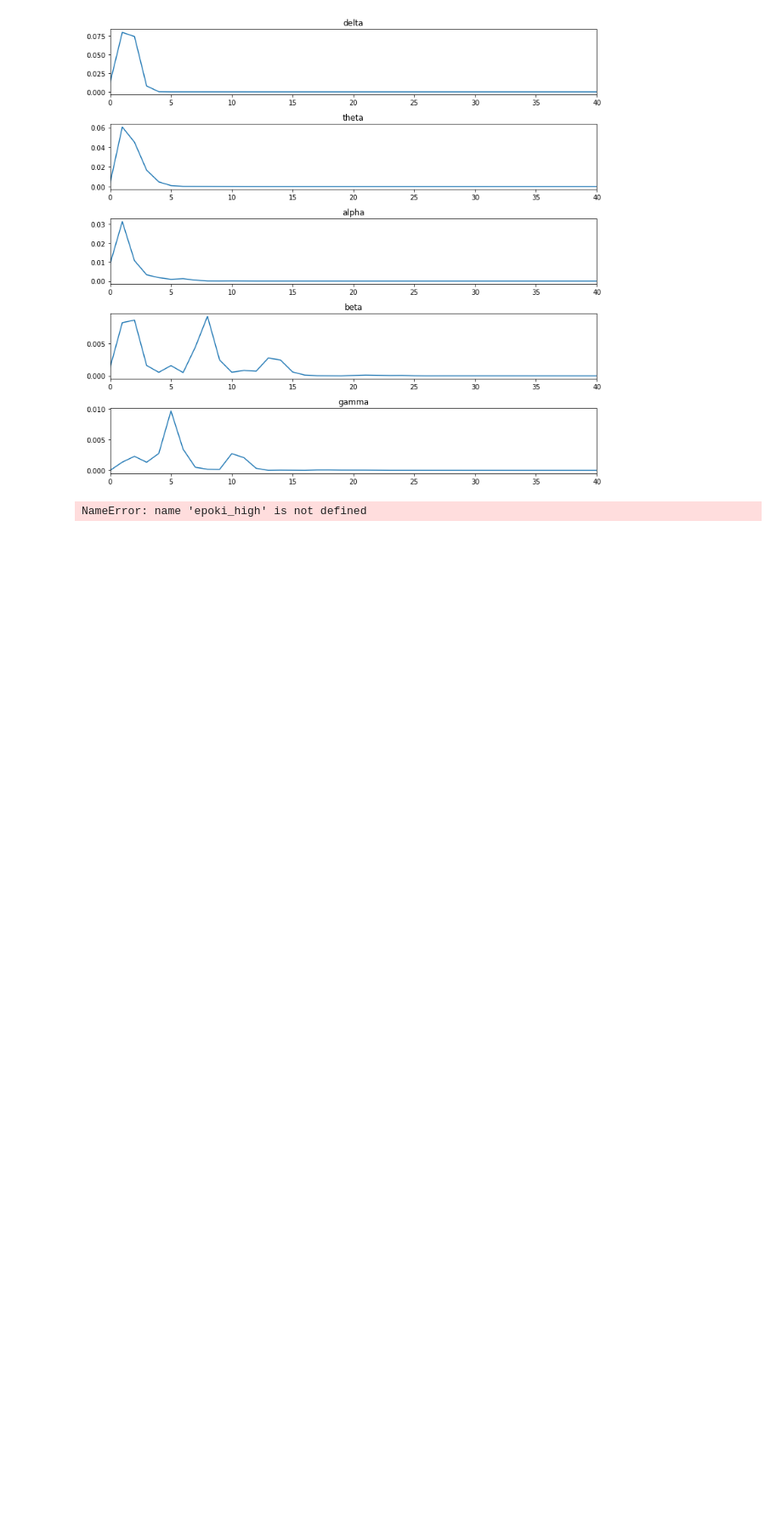
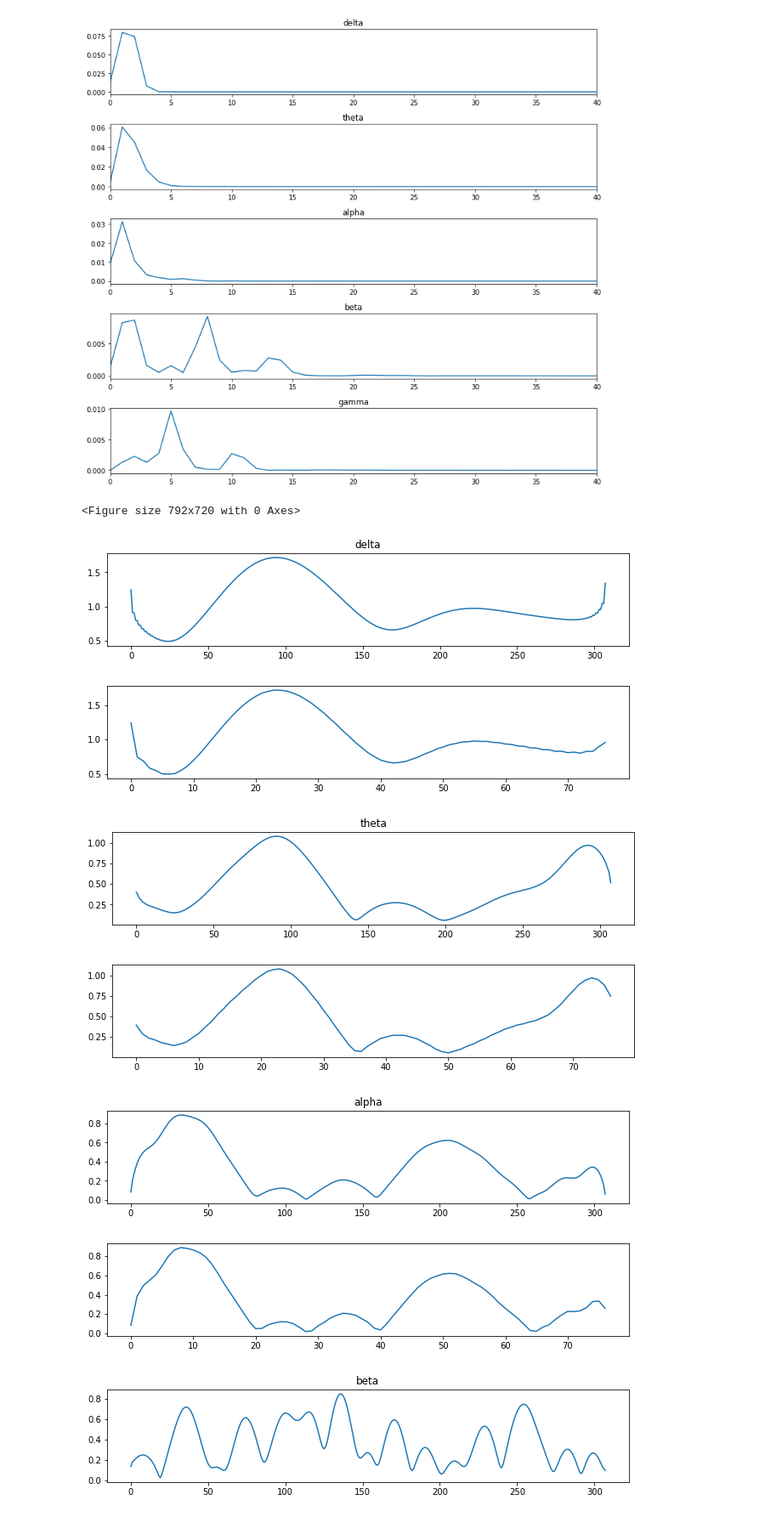
Before and after one commit to Przepioreczka/licencjat, a Jupyter notebook: Checking_preprocessing.ipynb, the cells around one changed output. Shown at 85% size. Drawn from its saved outputs; the diff is of its cells as text; code cells hidden in the pictures; blank space fills up the shorter version.

```diff
--- a/Checking_preprocessing.ipynb
+++ b/Checking_preprocessing.ipynb
@@ -329,17 +329,31 @@ plt.show()
 # %% [output]
 [figure]
 # %%
-# plt.figure(figsize = (13,11))
-hilbert_high = np.abs(ss.hilbert(epoki_high[0,0,:]))
-# plt.subplot(3,1,3)
-# plt.title('Signal filtered bandpass - 30 Hz to 49 Hz.')
-# plt.plot(baseline_high,label = 'normalized to baseline (-0.2s - 0s)')
-# plt.plot(RMS_high[0,0,:])
-plt.plot(epoki_high[0,0,:])
-plt.plot(hilbert_high)
-plt.legend()
+plt.figure(figsize = (11,10))
+end_point = int(0.2*Fs)
+
+for i in range(no_bands):
+    plt.figure(figsize = (11,2))
+    baseline_i = (epoki[i,epo,ch,:] - np.mean(epoki[i,:,ch,:end_point]) ) / np.std(epoki[i,:,ch,:end_point])
+    hilb_i = np.abs(ss.hilbert(baseline_i))
+    hilb_res = mne.filter.resample(hilb_i, up=1.0, down=4)
+    plt.title(band_names[i])
+    plt.plot(hilb_i)
+    plt.show()
+    plt.figure(figsize = (11,2))
+    plt.plot(hilb_res)
+    plt.show()
+
+plt.tight_layout()
 plt.show()
 #widmo - spr do jakiej częstości obciąć (z tego co wychodzi z abs hilberta), 6 razy mniej (?)
 #kilka próbek od kilku pacjentów
 # %% [output]
-NameError: name 'epoki_high' is not defined
+<Figure size 792x720 with 0 Axes>
+[figure, added]
+[figure, added]
+[figure, added]
+[figure, added]
+[figure, added]
+[figure, added]
+[figure, added]
```
Also changed, not shown: parts of 1 cell of this notebook, 1 other file.
